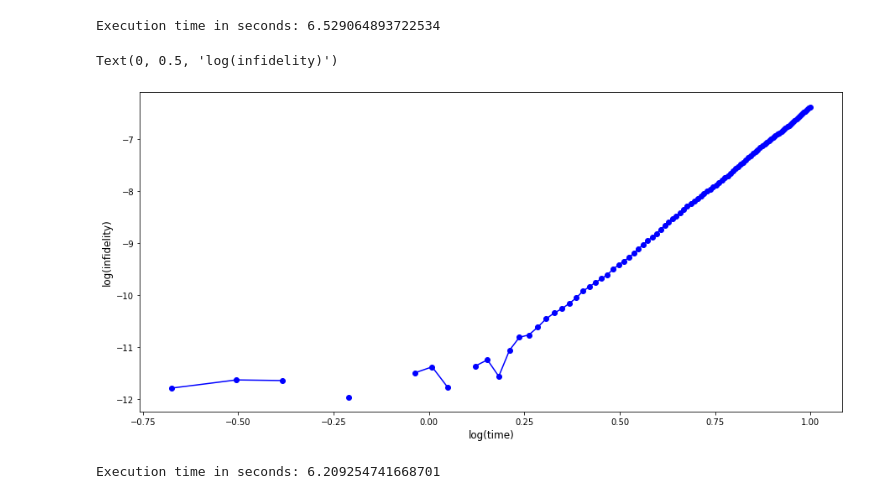
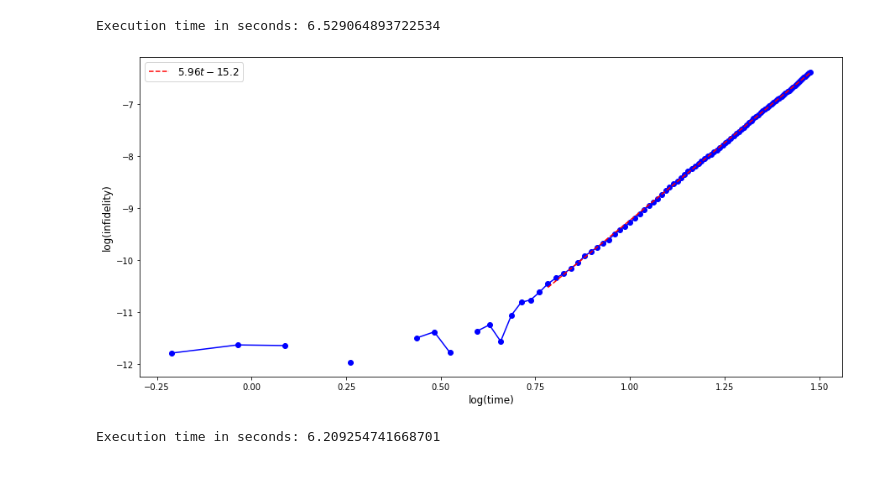
Before and after one commit to mattp97/Trotter-Qdrift-Simulation, a Jupyter notebook: Hybridized Simulation Jellium.ipynb, the cells around one changed output. Saved outputs shown, nothing was run; the diff lists cells and outputs as text; code cells hidden in the pictures.

Commit message:
Added linear regression
Added linear fitting to the plots and functions to print the equation in TeX

```diff
--- a/Hybridized Simulation Jellium.ipynb
+++ b/Hybridized Simulation Jellium.ipynb
@@ -327,17 +328,32 @@ executionTime = (time.time() - startTime)
 print('Execution time in seconds: ' + str(executionTime))
 # %% [output]
 Execution time in seconds: 6.529064893722534
-# %%
-A_Trot_log_infidelity = np.log10(A_Trot_infidel_t)
-A_Trot_log_time = np.log10(times)
-
-plt.figure(figsize = (15, 7))
-plt.plot(A_Trot_log_time, A_Trot_log_infidelity, 'bo-') #Remove the squared to simply see the wavefunction
-plt.xlabel('log(time)', size = 12)
-plt.ylabel('log(infidelity)', size = 12)
-# %% [output]
-Text(0, 0.5, 'log(infidelity)')
-[figure, removed]
+# %%
+A_Trot_log_infidelity = np.log10(A_Trot_infidel_t)
+A_Trot_log_time = np.log10(times)
+
+plt.figure(figsize = (15, 7))
+plt.plot(A_Trot_log_time, A_Trot_log_infidelity, 'bo-')
+plt.xlabel('log(time)', size = 12)
+plt.ylabel('log(infidelity)', size = 12)
+
+fit_points = 20 #declare the starting point to fit in the data
+
+p = np.polyfit(A_Trot_log_time[fit_points: -1], A_Trot_log_infidelity[fit_points: -1], 1)
+f = np.poly1d(p)
+
+t_new = np.linspace(A_Trot_log_time[fit_points], A_Trot_log_time[-1], 50)
+y_new = f(t_new)
+
+A_Trot_log_time = symbols("t")
+poly = sum(S("{:6.2f}".format(v))*A_Trot_log_time**i for i, v in enumerate(p[::-1]))
+eq_latex = printing.latex(poly)
+
+plt.plot(t_new, y_new, 'r--', label="${}$".format(eq_latex))
+plt.legend(fontsize="large")
+plt.show()
+# %% [output]
+[figure, added]
 # %%
 #Evaluate Trotter performance for varying t
 del t
```
Also changed, not shown: parts of 2 cells of this notebook.
